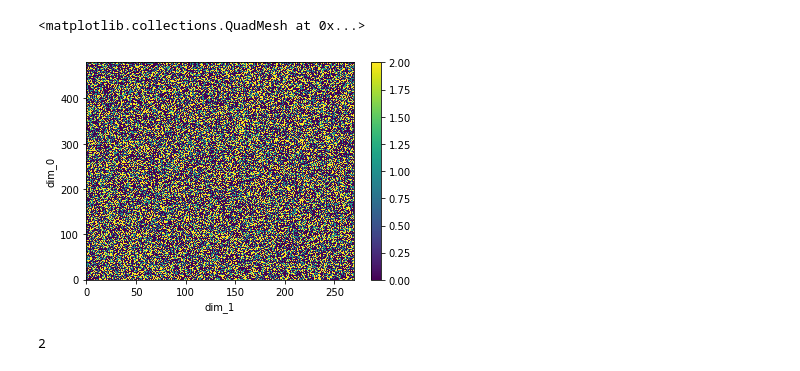
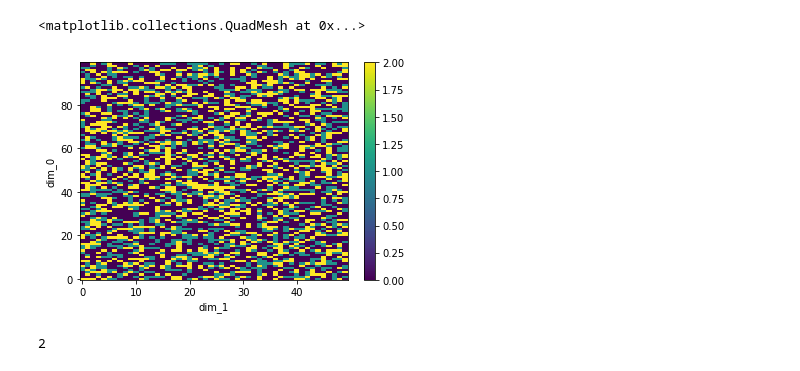
Before and after one commit to cesaraustralia/WindDispersalForecastTool, a Jupyter notebook: Scripts/CA_codes_example.ipynb, the cells around one changed output. Saved outputs shown, nothing was run; the diff lists cells and outputs as text; code cells hidden in the pictures.

```diff
--- a/Scripts/CA_codes_example.ipynb
+++ b/Scripts/CA_codes_example.ipynb
@@ -95,6 +93,6 @@ Hello from the pygame community. https://www.pygame.org/contribute.html
 # %%
 # session = True
-dimensions = (1920, 1080)
+dimensions = (400, 200)
 spacing = 0                         # Sets space between each cell
 cell_size = 4                       # Sets the drawn size of each cell
 # frame_rate = 30
@@ -114,11 +112,11 @@ def create_grid():
         for y in range(cells_y):
             cells[x][y] = random.choice([0, 0, 1, 2])
 # %%
-
-xr.DataArray(cells).plot()
+create_grid()
+xr.DataArray(cells).plot(robust=True)
 # %% [output]
 <matplotlib.collections.QuadMesh at 0x...>
-[figure, old version]
+[figure, new version]
 # %%
 cells[4][1]
 # %% [output]
```
Also changed, not shown: parts of 3 cells of this notebook, 3 other files.
